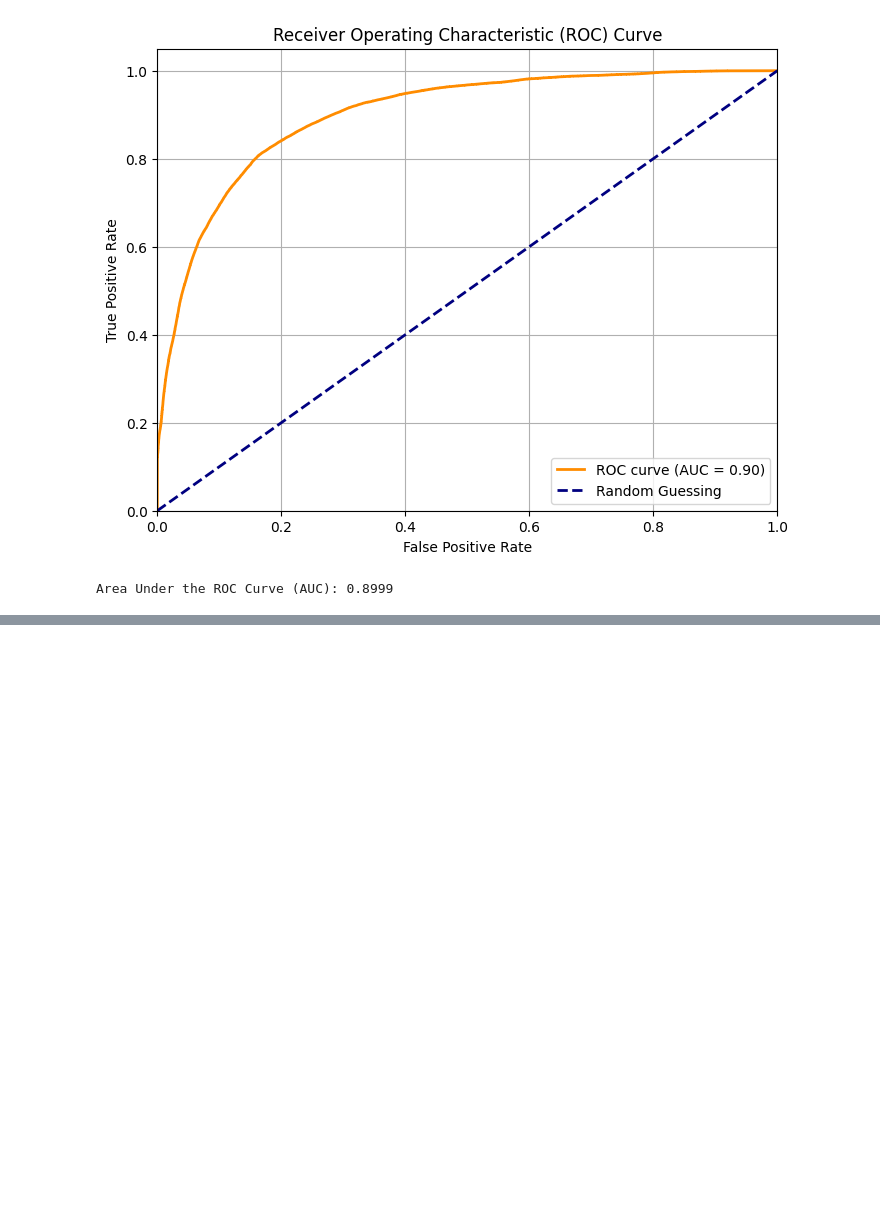
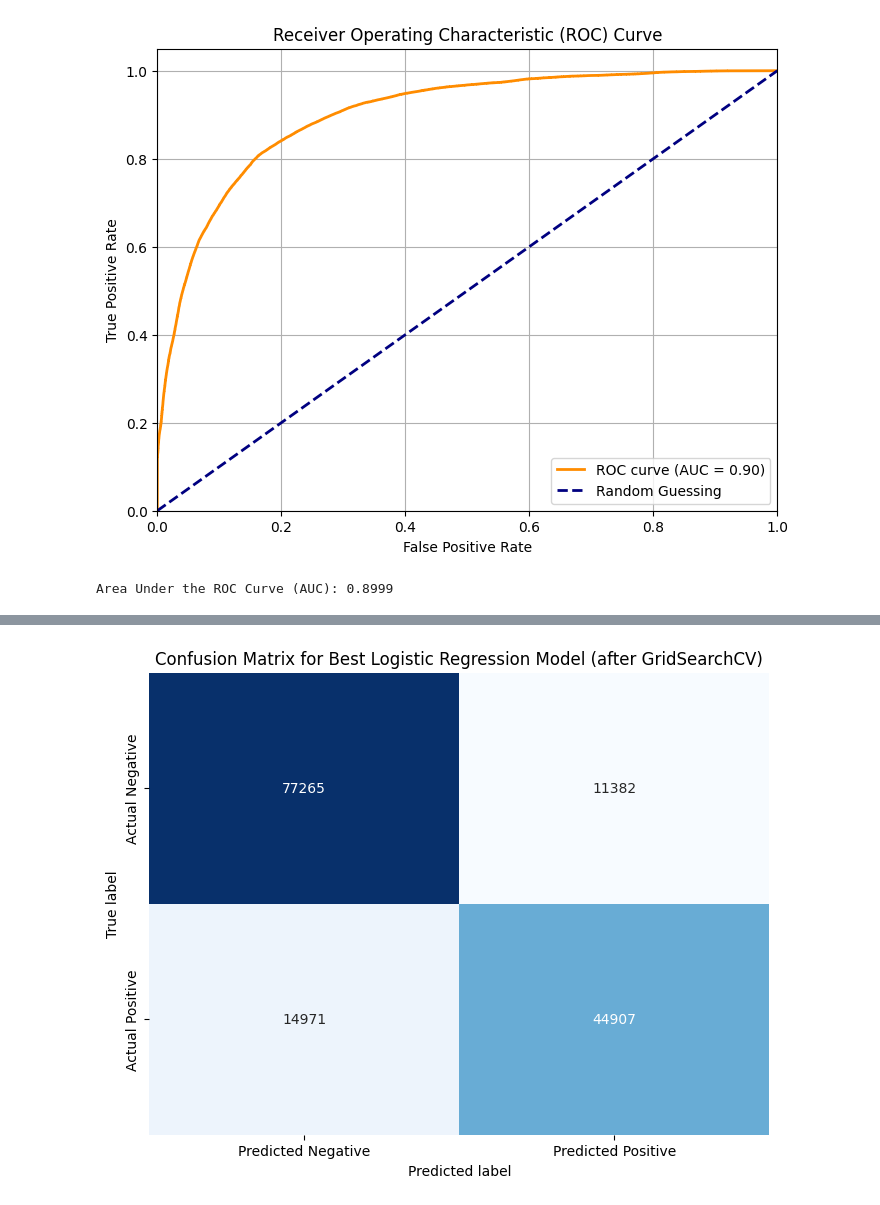
Before and after one commit to TizianoCosta/AML_2425_FinalProject, a Jupyter notebook: notebook/regressione_logistica_3.ipynb, the cells around one changed output, grey strips where cells are left out. Saved outputs shown, nothing was run; the diff lists cells and outputs as text; code cells hidden in the pictures; blank space fills up the shorter version.

```diff
--- a/notebook/regressione_logistica_3.ipynb
+++ b/notebook/regressione_logistica_3.ipynb
@@ -1202,0 +1205,88 @@ Area Under the ROC Curve (AUC): 0.8999
+# %%
+# prompt: esegui un'operazione di fine tuning sui parametri di log_reg_OH
+
+import matplotlib.pyplot as plt
+from sklearn.model_selection import GridSearchCV
+
+# Define the parameter grid to tune for the Logistic Regression step
+# The parameter names in the grid must be prefixed with the name of the step in the pipeline ('logisticregression')
+# followed by a double underscore '__' and the parameter name.
+param_grid = {
+    'logisticregression__C': [0.001, 0.01, 0.1, 1, 10, 100], # Inverse of regularization strength; smaller values specify stronger regularization.
+    'logisticregression__penalty': ['l2'], # Regularization type. 'l1' can also be used, but requires 'liblinear' solver for some versions. 'l2' is standard.
+    'logisticregression__solver': ['lbfgs', 'liblinear'], # Algorithm to use in the optimization problem. 'liblinear' is good for small datasets, 'lbfgs' is generally faster for larger ones and supports 'l2'.
+    'logisticregression__max_iter': [1000, 2000, 3000] # Maximum number of iterations for the solver to converge.
+}
+
+# Create a GridSearchCV object
+# estimator: Your pipeline (log_reg_OH)
+# param_grid: The dictionary of parameters to tune
+# cv: Number of cross-validation folds (e.g., 5 or 10)
+# scoring: The metric to optimize (e.g., 'accuracy', 'precision', 'recall', 'f1', 'roc_auc')
+# n_jobs: Number of CPU cores to use (-1 means all available cores)
+# verbose: Controls the verbosity: higher values mean more output during the process.
+grid_search = GridSearchCV(estimator=log_reg_OH,
+                           param_grid=param_grid,
+                           cv=5, # Using 5 folds for cross-validation
+                           scoring='roc_auc', # Optimizing for AUC, as it considers the trade-off between sensitivity and specificity
+                           n_jobs=-1, # Use all available cores
+                           verbose=2) # Print progress messages
+
+# Fit GridSearchCV on the training data (features and target)
+# GridSearchCV will automatically apply the pipeline's preprocessing steps within each fold.
+grid_search.fit(data_train_x, data_train_y)
+
+# Get the best parameters found by GridSearchCV
+print("Best parameters found by GridSearchCV:")
+print(grid_search.best_params_)
+
+# Get the best estimator (the pipeline with the best parameters)
+best_log_reg_OH = grid_search.best_estimator_
+
+# Evaluate the best model on the test set
+y_pred_best = best_log_reg_OH.predict(data_test_x)
+y_prob_best = best_log_reg_OH.predict_proba(data_test_x)[:, 1]
+
+# Calculate and print metrics for the best model on the test set
+cm_best = confusion_matrix(data_test_y, y_pred_best)
+tn_best, fp_best, fn_best, tp_best = cm_best.ravel()
+
+accuracy_best = accuracy_score(data_test_y, y_pred_best)
+precision_best = precision_score(data_test_y, y_pred_best)
+sensitivity_best = recall_score(data_test_y, y_pred_best)
+specificity_best = tn_best / (tn_best + fp_best) if (tn_best + fp_best) > 0 else 0
+roc_auc_best = auc(roc_curve(data_test_y, y_prob_best)[0], roc_curve(data_test_y, y_prob_best)[1])
+
+
+print("\nMetrics for the Best Model (after GridSearchCV) on the Test Set:")
+print("Confusion Matrix:")
+print(cm_best)
+print(f"\nAccuracy: {accuracy_best:.4f}")
+print(f"Precision: {precision_best:.4f}")
+print(f"Sensitivity (Recall): {sensitivity_best:.4f}")
+print(f"Specificity: {specificity_best:.4f}")
+print(f"Area Under the ROC Curve (AUC): {roc_auc_best:.4f}")
+
+# Optional: Plot Confusion Matrix and ROC Curve for the best model
+plt.figure(figsize=(8, 6))
+sns.heatmap(cm_best, annot=True, fmt="d", cmap="Blues", cbar=False,
+            xticklabels=['Predicted Negative', 'Predicted Positive'],
+            yticklabels=['Actual Negative', 'Actual Positive'])
+plt.xlabel('Predicted label')
+plt.ylabel('True label')
+plt.title('Confusion Matrix for Best Logistic Regression Model (after GridSearchCV)')
+plt.show()
+
+fpr_best, tpr_best, thresholds_best = roc_curve(data_test_y, y_prob_best)
+plt.figure(figsize=(8, 6))
+plt.plot(fpr_best, tpr_best, color='darkorange', lw=2, label=f'ROC curve (AUC = {roc_auc_best:.2f})')
+plt.plot([0, 1], [0, 1], color='navy', lw=2, linestyle='--', label='Random Guessing')
+plt.xlim([0.0, 1.0])
+plt.ylim([0.0, 1.05])
+plt.xlabel('False Positive Rate')
+plt.ylabel('True Positive Rate')
+plt.title('Receiver Operating Characteristic (ROC) Curve for Best Logistic Regression Model')
+plt.legend(loc="lower right")
+plt.grid(True)
+plt.show()
+# %% [output]
@@ -1202,0 +1307 @@ Area Under the ROC Curve (AUC): 0.8999
+[figure, added]
```
Also changed, not shown: parts of 9 cells of this notebook.
